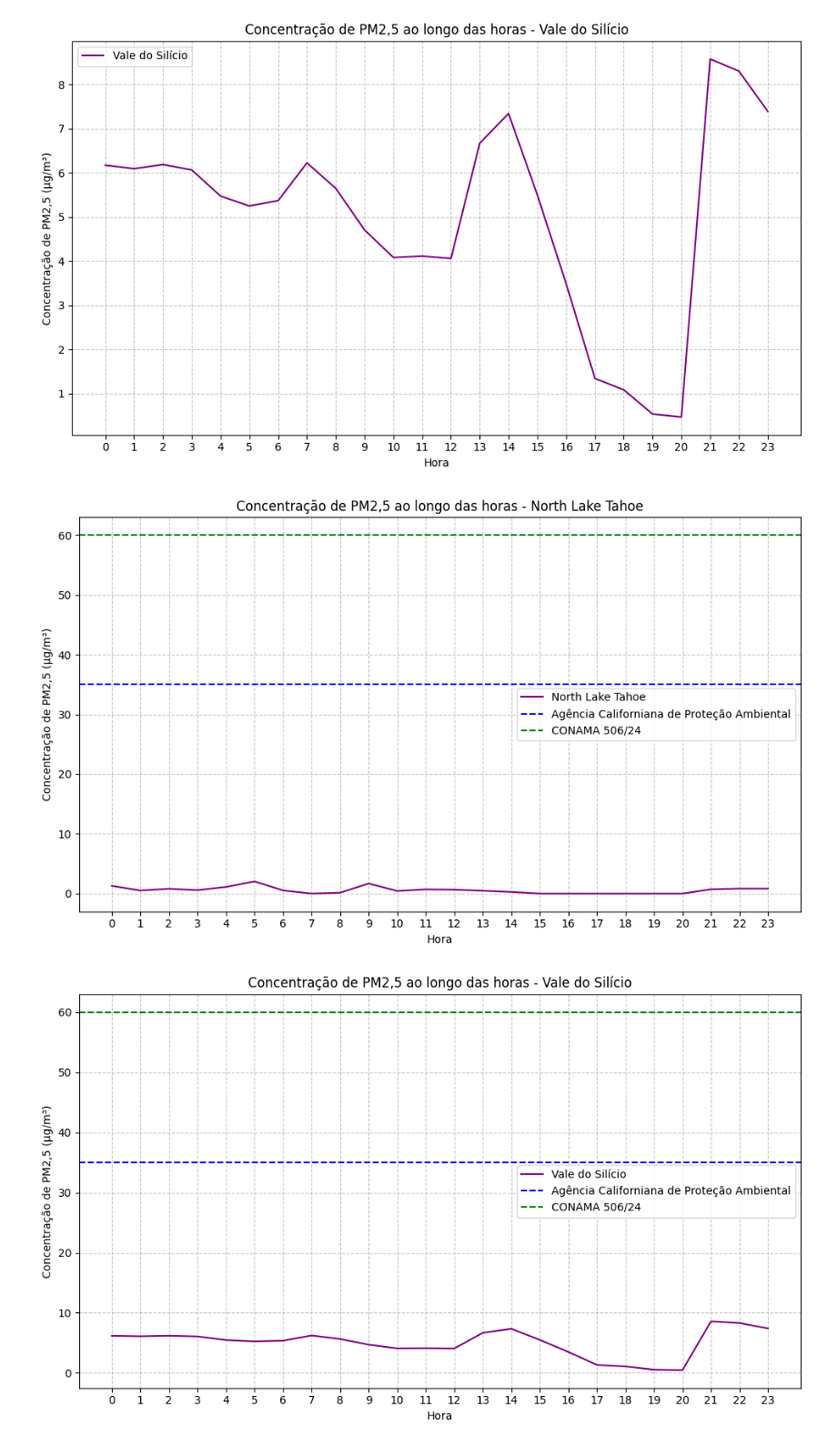
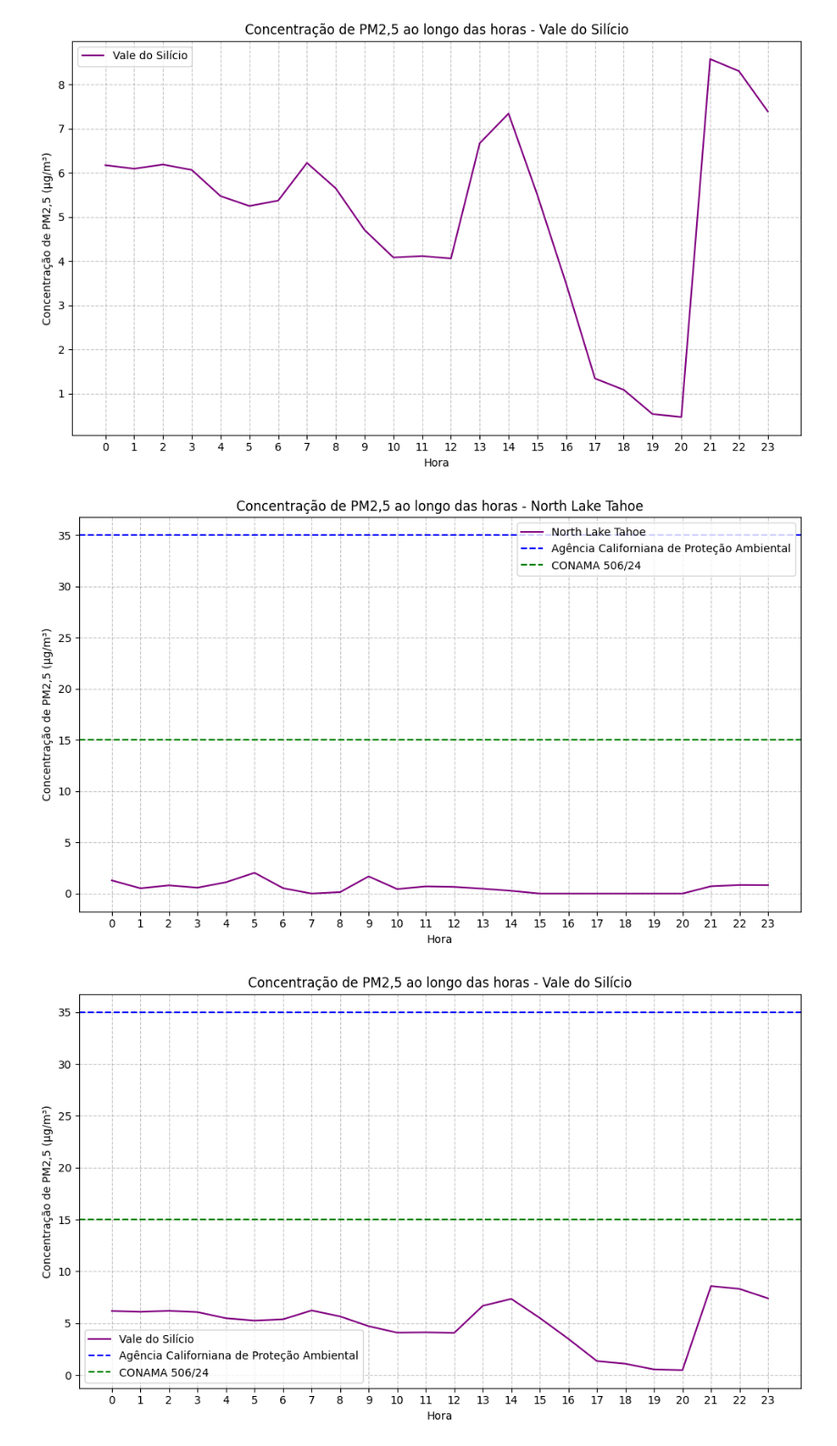
Before and after one commit to anaju-wolmann/ENS410064, a Jupyter notebook: trabalho04_AnaJuliaWolmann.ipynb, the cells around one changed output. Shown at 91% size. Drawn from its saved outputs; the diff is of its cells as text; code cells hidden in the pictures.

```diff
--- a/trabalho04_AnaJuliaWolmann.ipynb
+++ b/trabalho04_AnaJuliaWolmann.ipynb
@@ -295,35 +295,35 @@ ax.grid(True, linestyle='--', alpha=0.7)
 
 # Adicionar linhas de legislação
 ax.axhline(y=35, color='blue', linestyle='--')  # Linha azul
-ax.axhline(y=60, color='green', linestyle='--')  # Linha verde
+ax.axhline(y=15, color='green', linestyle='--')  # Linha verde
 ax.legend([line_nlt, plt.Line2D([0], [0], color='blue', linestyle='--'), plt.Line2D([0], [0], color='green', linestyle='--')],
           ['North Lake Tahoe', 'Agência Californiana de Proteção Ambiental', 'CONAMA 506/24'])
 
 ax.set_xticks(np.arange(0, len(pm25), 1))
 ax.set_xticklabels([str(int(tick)) for tick in np.arange(0, len(pm25), 1)])
 
 plt.tight_layout()
 plt.show()
 
 # Vale do Silício
 fig, ax = plt.subplots(figsize=(10, 6))
 line_vds, = ax.plot(time, pm25_vds, color='purple', label='Vale do Silício')
 ax.set_xlabel('Hora')
 ax.set_ylabel('Concentração de PM2,5 (µg/m³)')
 ax.set_title('Concentração de PM2,5 ao longo das horas - Vale do Silício')
 ax.grid(True, linestyle='--', alpha=0.7)
 
 # Adicionar linhas da legislação
 ax.axhline(y=35, color='blue', linestyle='--')
-ax.axhline(y=60, color='green', linestyle='--')
+ax.axhline(y=15, color='green', linestyle='--')
 ax.legend([line_vds, plt.Line2D([0], [0], color='blue', linestyle='--'), plt.Line2D([0], [0], color='green', linestyle='--')],
           ['Vale do Silício', 'Agência Californiana de Proteção Ambiental', 'CONAMA 506/24'])
 
 ax.set_xticks(np.arange(0, len(pm25), 1))
 ax.set_xticklabels([str(int(tick)) for tick in np.arange(0, len(pm25), 1)])
 
 plt.tight_layout()
 plt.show()
 # %% [output]
-[figure, old version]
+[figure, new version]
-[figure, old version]
+[figure, new version]
```
